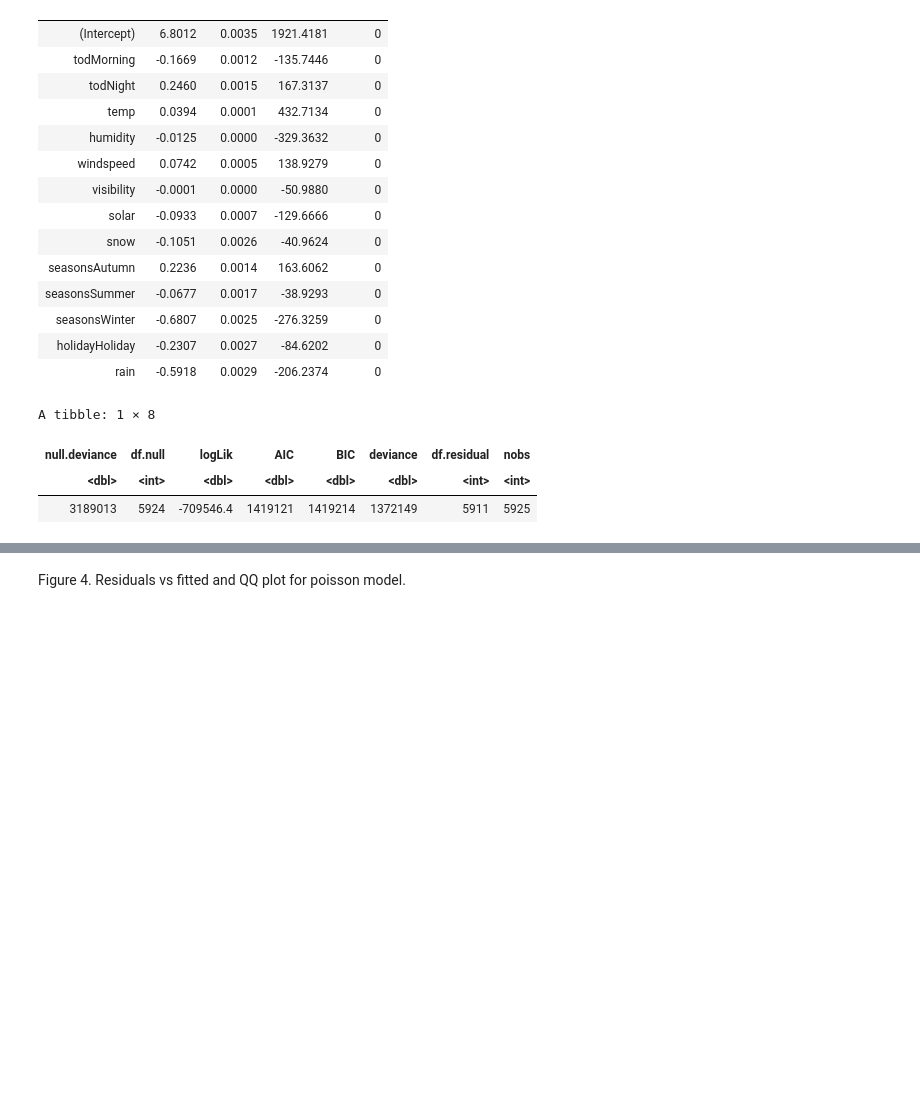
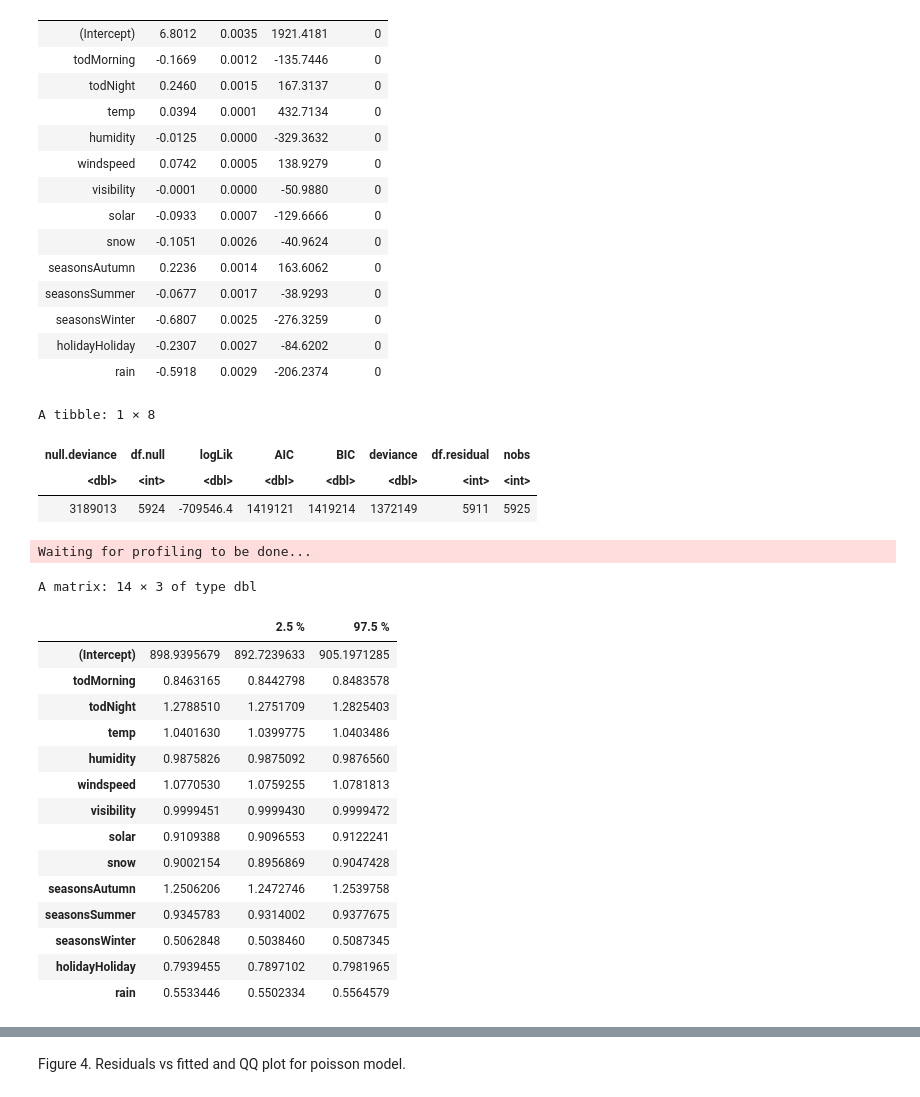
Before and after one commit to xiaohu1122/538A_project, a Jupyter notebook: 538A_Final_Project.ipynb, the cells around one changed output, grey strips where cells are left out. Cells and saved outputs as stored; diff of their text form; code cells hidden in the pictures; blank space fills up the shorter version.

```diff
--- a/538A_Final_Project.ipynb
+++ b/538A_Final_Project.ipynb
@@ -259,5 +279,25 @@ A tibble: 1 × 8
 | null.deviance | df.null | logLik | AIC | BIC | deviance | df.residual | nobs |
 | <dbl> | <int> | <dbl> | <dbl> | <dbl> | <dbl> | <int> | <int> |
 | 3189013 | 5924 | -709546.4 | 1419121 | 1419214 | 1372149 | 5911 | 5925 |
+# %%
+cbind(exp(coef(poisson_model)), exp(confint(poisson_model)))
+# %% [output]
+Waiting for profiling to be done...
+A matrix: 14 × 3 of type dbl
+|  |  | 2.5 % | 97.5 % |
+| (Intercept) | 898.9395679 | 892.7239633 | 905.1971285 |
+| todMorning | 0.8463165 | 0.8442798 | 0.8483578 |
+| todNight | 1.2788510 | 1.2751709 | 1.2825403 |
+| temp | 1.0401630 | 1.0399775 | 1.0403486 |
+| humidity | 0.9875826 | 0.9875092 | 0.9876560 |
+| windspeed | 1.0770530 | 1.0759255 | 1.0781813 |
+| visibility | 0.9999451 | 0.9999430 | 0.9999472 |
+| solar | 0.9109388 | 0.9096553 | 0.9122241 |
+| snow | 0.9002154 | 0.8956869 | 0.9047428 |
+| seasonsAutumn | 1.2506206 | 1.2472746 | 1.2539758 |
+| seasonsSummer | 0.9345783 | 0.9314002 | 0.9377675 |
+| seasonsWinter | 0.5062848 | 0.5038460 | 0.5087345 |
+| holidayHoliday | 0.7939455 | 0.7897102 | 0.7981965 |
+| rain | 0.5533446 | 0.5502334 | 0.5564579 |
 # %%
 deviance(poisson_model)/poisson_model$df.residual
```
Also changed, not shown: parts of 13 cells of this notebook.
